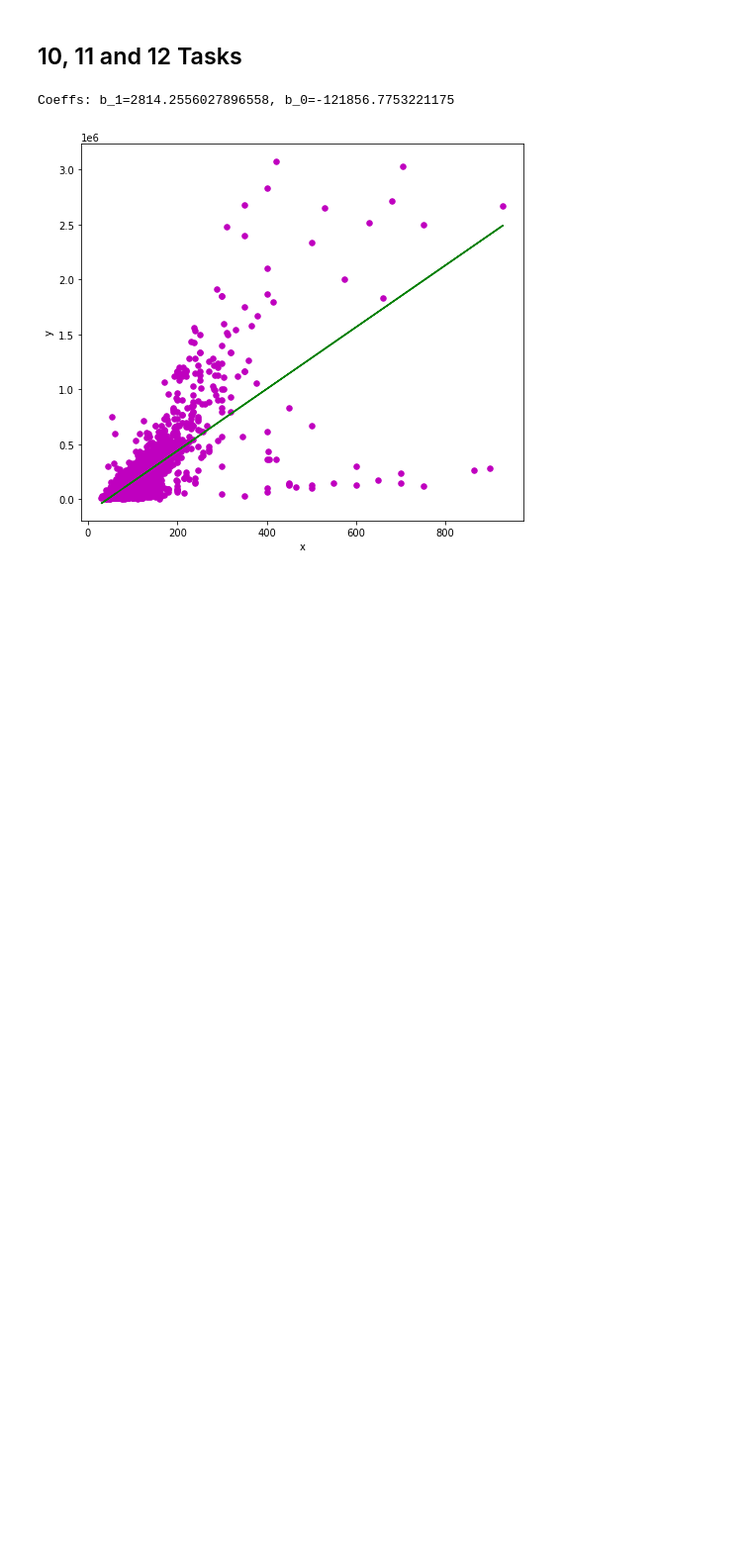
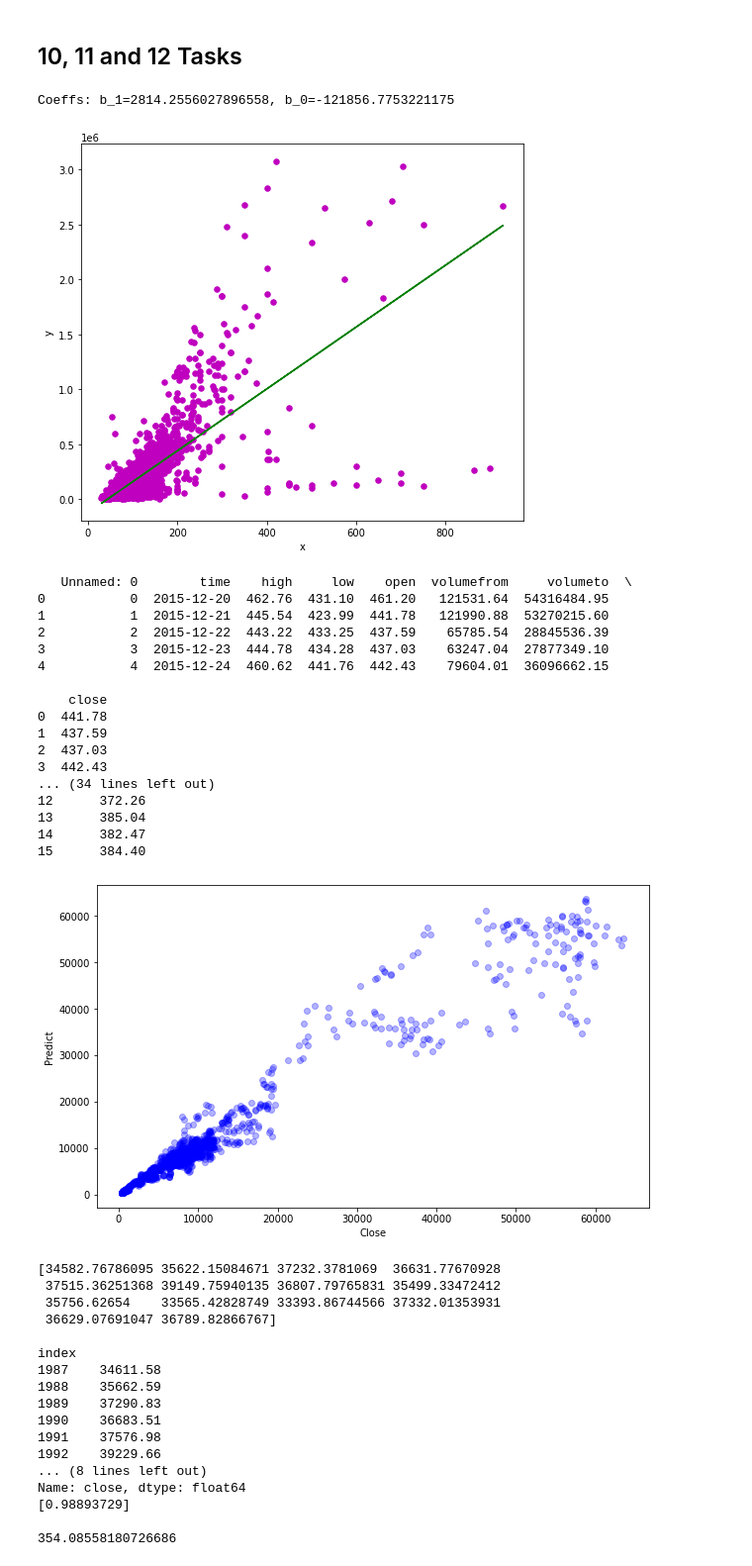
Before and after one commit to EgorCry/Deep_Learning_Playground, a Jupyter notebook: Datasets/Bitcoin, housePrices (Linear Regression)/Practice 8.ipynb, the cells around one changed output. Shown at 99% size. Saved outputs shown, nothing was run; the diff lists cells and outputs as text; code cells hidden in the pictures; blank space fills up the shorter version.

```diff
--- a/Datasets/Bitcoin, housePrices (Linear Regression)/Practice 8.ipynb
+++ b/Datasets/Bitcoin, housePrices (Linear Regression)/Practice 8.ipynb
@@ -364,3 +375,82 @@ plt.ylabel('y')
 plt.show()
 # %% [output]
 [figure]
+# %%
+data = pd.read_csv('bitcoin.csv')
+print(data.head())
+
+data['predict'] = data['close'].shift(-14)
+data = data.set_index('Unnamed: 0')
+data = data.rename_axis('index')
+print(data.head(16))
+
+from sklearn.linear_model import LinearRegression
+
+x = np.array(data.close, type(float)).reshape(-1, 1)[:-14]
+y = np.array(data.predict, type(float))[:-14]
+
+plt.figure(figsize=(10, 6))
+plt.scatter(x, y, color='b', alpha=0.3)
+plt.xlabel('Close')
+plt.ylabel('Predict')
+plt.show()
+
+regression_model = LinearRegression()
+regression_model.fit(x, y)
+
+print(regression_model.predict(np.array(data.predict[:-14]).reshape(-1, 1))[-14:], end='\n\n')
+
+print(data.close[-14:])
+
+print(regression_model.coef_, end='\n\n')
+
+print(regression_model.intercept_, end='\n\n')
+
+plt.figure(figsize=(10, 6))
+plt.scatter(x, y, alpha=.3, color='purple')
+
+plt.plot(y, regression_model.predict(np.array(data.predict[:-14]).reshape(-1, 1)), color='yellow', linewidth=3)
+# plt.plot(data.close,
+#          regression_model.predict(np.array(data.close).reshape(-1, 1)),
+#          color='green', linewidth=3)
+
+plt.xlabel('Close')
+plt.ylabel('Predict')
+
+plt.show()
+# %% [output]
+   Unnamed: 0        time    high     low    open  volumefrom     volumeto  \
+0           0  2015-12-20  462.76  431.10  461.20   121531.64  54316484.95
+1           1  2015-12-21  445.54  423.99  441.78   121990.88  53270215.60
+2           2  2015-12-22  443.22  433.25  437.59    65785.54  28845536.39
+3           3  2015-12-23  444.78  434.28  437.03    63247.04  27877349.10
+4           4  2015-12-24  460.62  441.76  442.43    79604.01  36096662.15
+
+    close
+0  441.78
+1  437.59
+2  437.03
+3  442.43
+... (34 lines left out)
+12      372.26
+13      385.04
+14      382.47
+15      384.40
+[figure, added]
+[34582.76786095 35622.15084671 37232.3781069  36631.77670928
+ 37515.36251368 39149.75940135 36807.79765831 35499.33472412
+ 35756.62654    33565.42828749 33393.86744566 37332.01353931
+ 36629.07691047 36789.82866767]
+
+index
+1987    34611.58
+1988    35662.59
+1989    37290.83
+1990    36683.51
+1991    37576.98
+1992    39229.66
+... (8 lines left out)
+Name: close, dtype: float64
+[0.98893729]
+
+354.08558180726686
```
Also changed, not shown: parts of 5 cells of this notebook, 1 other file.
